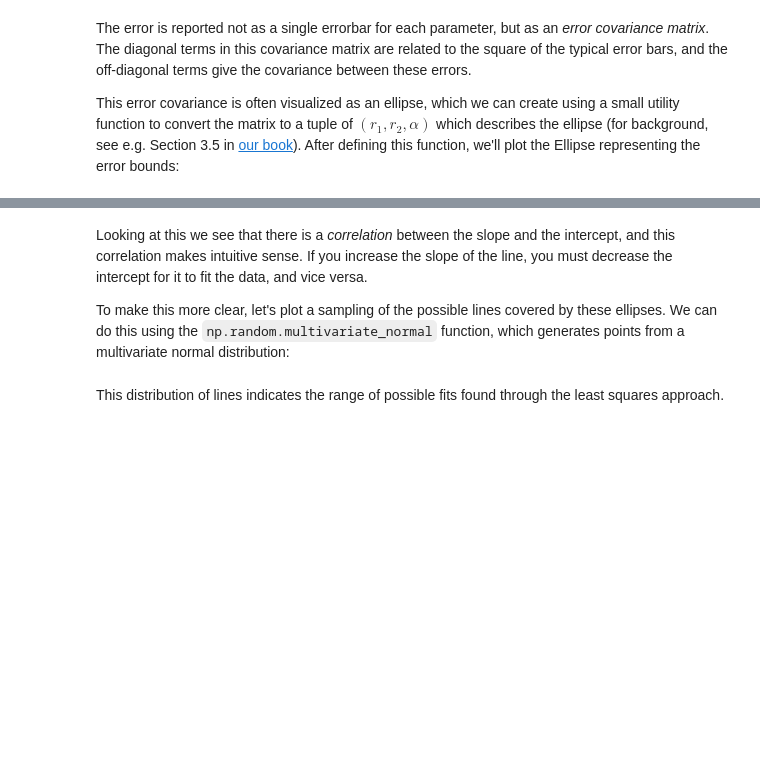
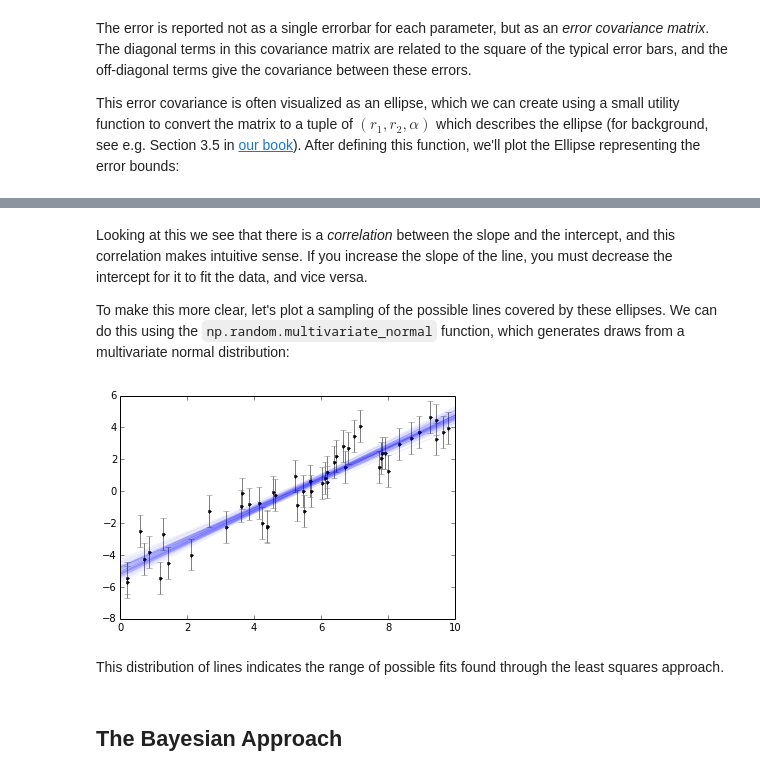
Before and after one commit to jakevdp/FreqBayes, a Jupyter notebook: FittingALine.ipynb, the cells around one changed output, grey strips where cells are left out. Cells and saved outputs as stored; diff of their text form; code cells hidden in the pictures; blank space fills up the shorter version.

```diff
--- a/FittingALine.ipynb
+++ b/FittingALine.ipynb
@@ -115,13 +130,17 @@ ax.set_ylabel('intercept')
 # %% [markdown]
 Looking at this we see that there is a *correlation* between the slope and the intercept, and this correlation makes intuitive sense.  If you increase the slope of the line, you must decrease the intercept for it to fit the data, and vice versa.
 
-To make this more clear, let's plot a sampling of the possible lines covered by these ellipses. We can do this using the ``np.random.multivariate_normal`` function, which generates points from a multivariate normal distribution:
+To make this more clear, let's plot a sampling of the possible lines covered by these ellipses. We can do this using the ``np.random.multivariate_normal`` function, which generates draws from a multivariate normal distribution:
 # %%
 theta_sample = np.random.multivariate_normal(mean, cov, 200)
 
 fig, ax = plt.subplots()
 ax.errorbar(x, y, sigma, fmt='.k', ecolor='gray')
-for theta in theta_sample:
-    ax.plot(xfit, f(xfit, theta), '-b', lw=0.5, alpha=0.05)
+for theta_r in theta_sample:
+    ax.plot(xfit, f(xfit, theta_r), '-b', lw=0.5, alpha=0.05)
+# %% [output]
+[figure, added]
 # %% [markdown]
 This distribution of lines indicates the range of possible fits found through the least squares approach.
+# %% [markdown]
+## The Bayesian Approach
```
Also changed, not shown: parts of 32 cells of this notebook.
